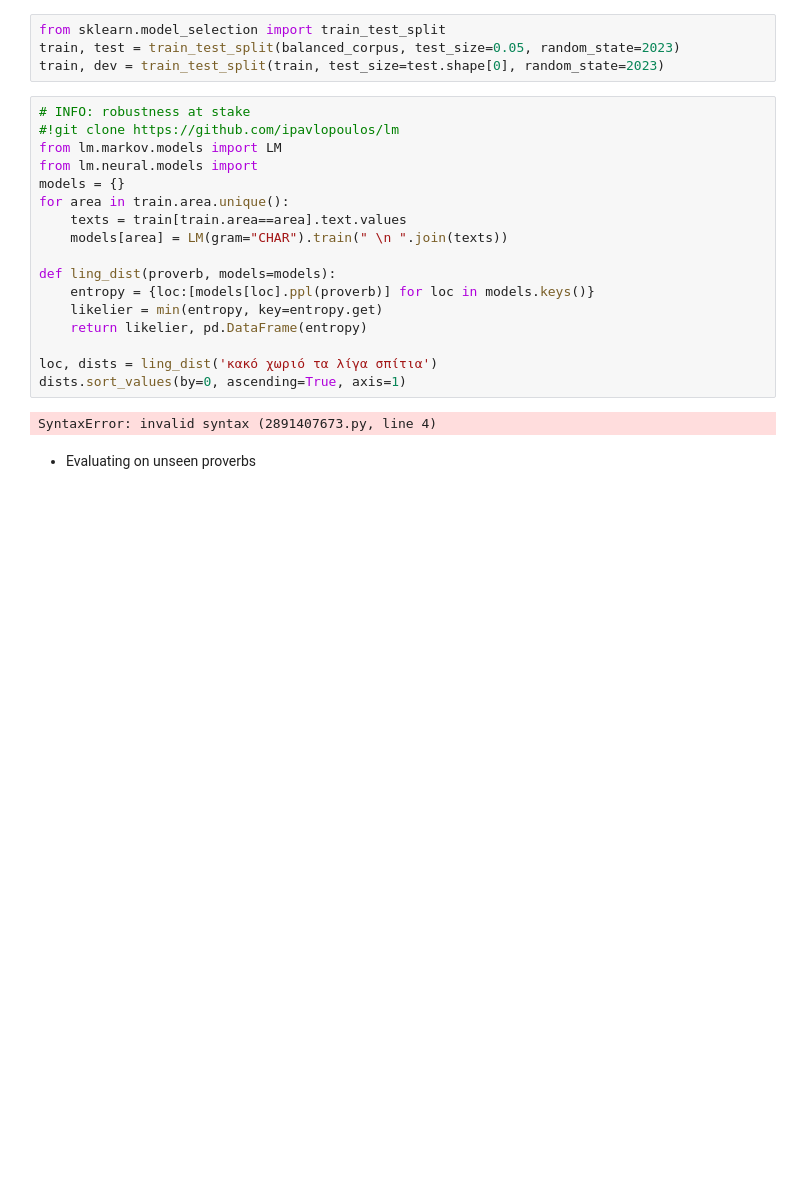
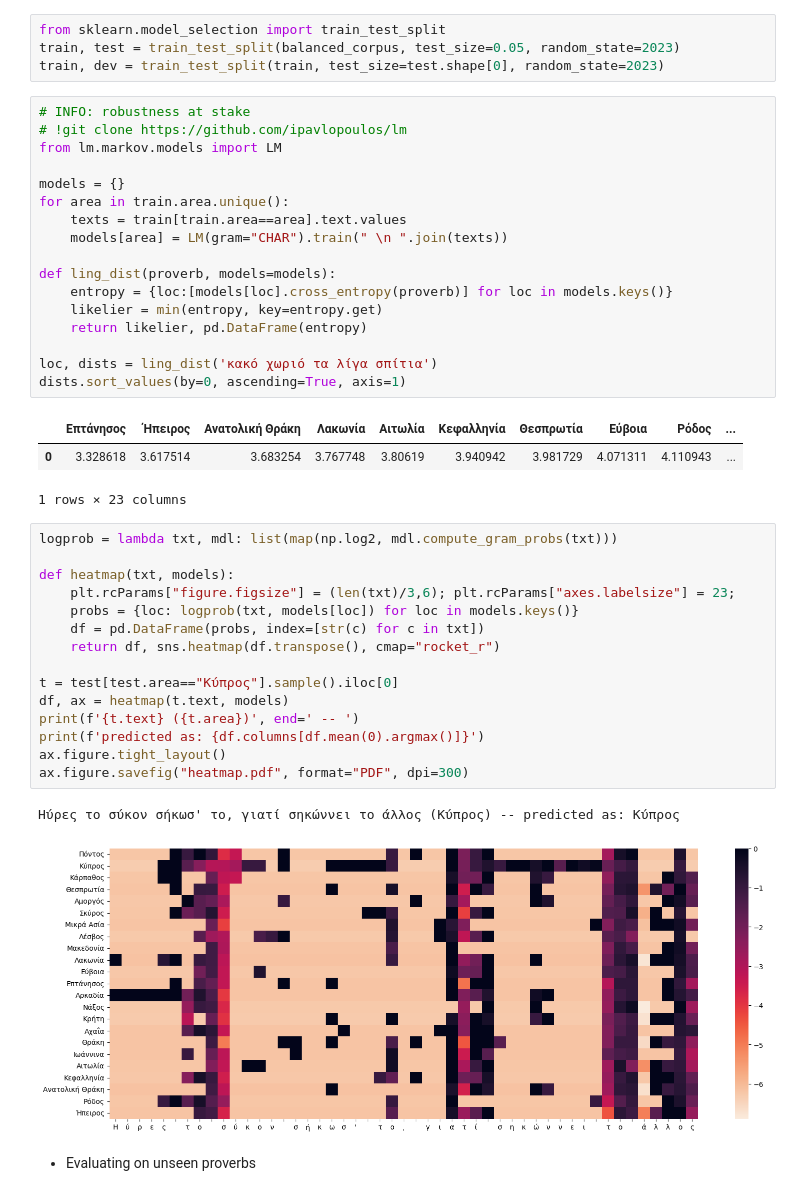
Before and after one commit to ipavlopoulos/greek-proverb-atlas, a Jupyter notebook: spatial_analysis.ipynb, the cells around one changed output. Drawn from its saved outputs; the diff is of its cells as text; blank space fills up the shorter version.

```diff
--- a/spatial_analysis.ipynb
+++ b/spatial_analysis.ipynb
@@ -463,23 +482,43 @@ train, test = train_test_split(balanced_corpus, test_size=0.05, random_state=202
 train, dev = train_test_split(train, test_size=test.shape[0], random_state=2023)
 # %%
 # INFO: robustness at stake
-#!git clone https://github.com/ipavlopoulos/lm
+# !git clone https://github.com/ipavlopoulos/lm
 from lm.markov.models import LM
-from lm.neural.models import
+
 models = {}
 for area in train.area.unique():
     texts = train[train.area==area].text.values
     models[area] = LM(gram="CHAR").train(" \n ".join(texts))
 
 def ling_dist(proverb, models=models):
-    entropy = {loc:[models[loc].ppl(proverb)] for loc in models.keys()}
+    entropy = {loc:[models[loc].cross_entropy(proverb)] for loc in models.keys()}
     likelier = min(entropy, key=entropy.get)
     return likelier, pd.DataFrame(entropy)
 
 loc, dists = ling_dist('κακό χωριό τα λίγα σπίτια')
 dists.sort_values(by=0, ascending=True, axis=1)
 # %% [output]
+|  | Επτάνησος | Ήπειρος | Ανατολική Θράκη | Λακωνία | Αιτωλία | Κεφαλληνία | Θεσπρωτία | Εύβοια | Ρόδος | ... |
+| 0 | 3.328618 | 3.617514 | 3.683254 | 3.767748 | 3.80619 | 3.940942 | 3.981729 | 4.071311 | 4.110943 | ... |
-SyntaxError: invalid syntax (2891407673.py, line 4)
+1 rows × 23 columns
+# %%
+logprob = lambda txt, mdl: list(map(np.log2, mdl.compute_gram_probs(txt)))
+
+def heatmap(txt, models):
+    plt.rcParams["figure.figsize"] = (len(txt)/3,6); plt.rcParams["axes.labelsize"] = 23;
+    probs = {loc: logprob(txt, models[loc]) for loc in models.keys()}
+    df = pd.DataFrame(probs, index=[str(c) for c in txt])
+    return df, sns.heatmap(df.transpose(), cmap="rocket_r")
+
+t = test[test.area=="Κύπρος"].sample().iloc[0]
+df, ax = heatmap(t.text, models)
+print(f'{t.text} ({t.area})', end=' -- ')
+print(f'predicted as: {df.columns[df.mean(0).argmax()]}')
+ax.figure.tight_layout()
+ax.figure.savefig("heatmap.pdf", format="PDF", dpi=300)
+# %% [output]
+Ηύρες το σύκον σήκωσ' το, γιατί σηκώννει το άλλος (Κύπρος) -- predicted as: Κύπρος
+[figure, added]
 # %% [markdown]
 * Evaluating on unseen proverbs
 # %%
```
Also changed, not shown: parts of 61 cells of this notebook.
